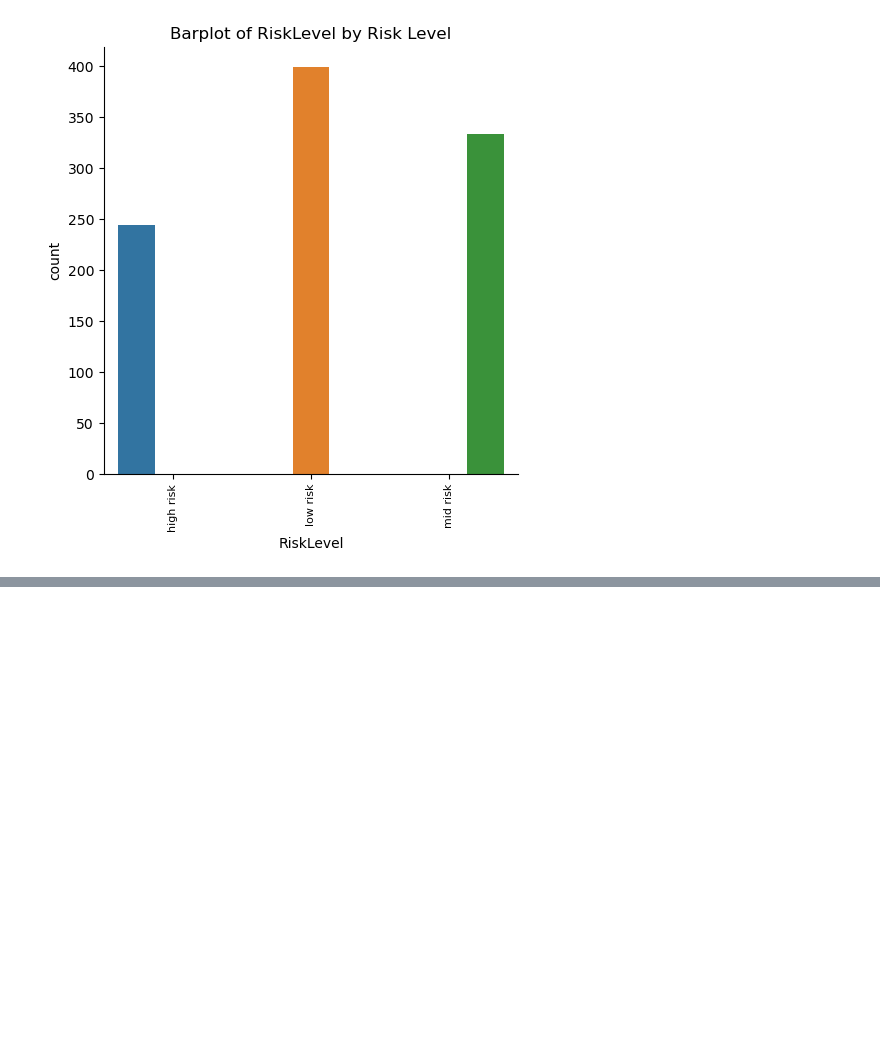
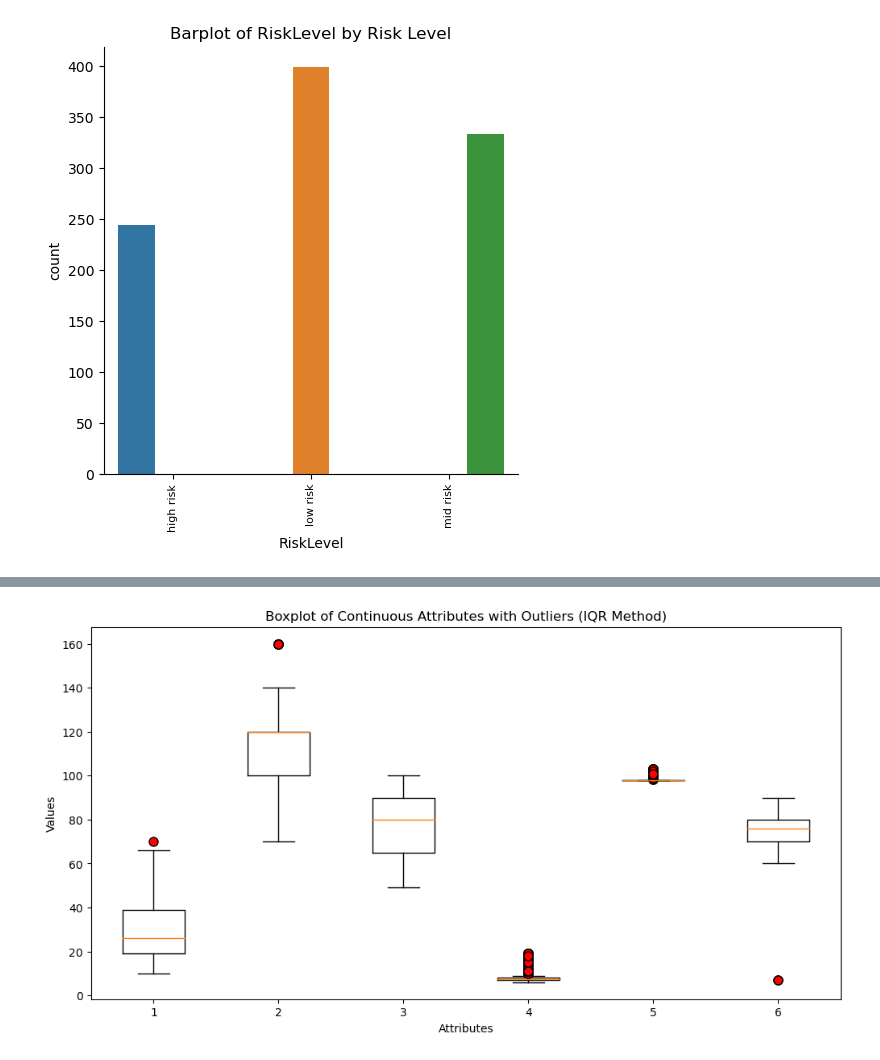
Before and after one commit to Willsu00/FFD-Data-Exploration-and-Classification, a Jupyter notebook: WilliamSukjaem18029208Assignment1.ipynb, the cells around one changed output, grey strips where cells are left out. Drawn from its saved outputs; the diff is of its cells as text; code cells hidden in the pictures; blank space fills up the shorter version.

```diff
--- a/WilliamSukjaem18029208Assignment1.ipynb
+++ b/WilliamSukjaem18029208Assignment1.ipynb
@@ -218,0 +286,9 @@ plt.show()
+# %%
+plt.figure(figsize=(12, 6))
+plt.boxplot(Maternal_Health[continuous_attributes], flierprops=dict(marker='o', markerfacecolor='red', markersize=8))
+plt.title("Boxplot of Continuous Attributes with Outliers (IQR Method)")
+plt.xlabel("Attributes")
+plt.ylabel("Values")
+plt.show()
+# %% [output]
+[figure, added]
```
Also changed, not shown: parts of 12 cells of this notebook, 1 other file.
